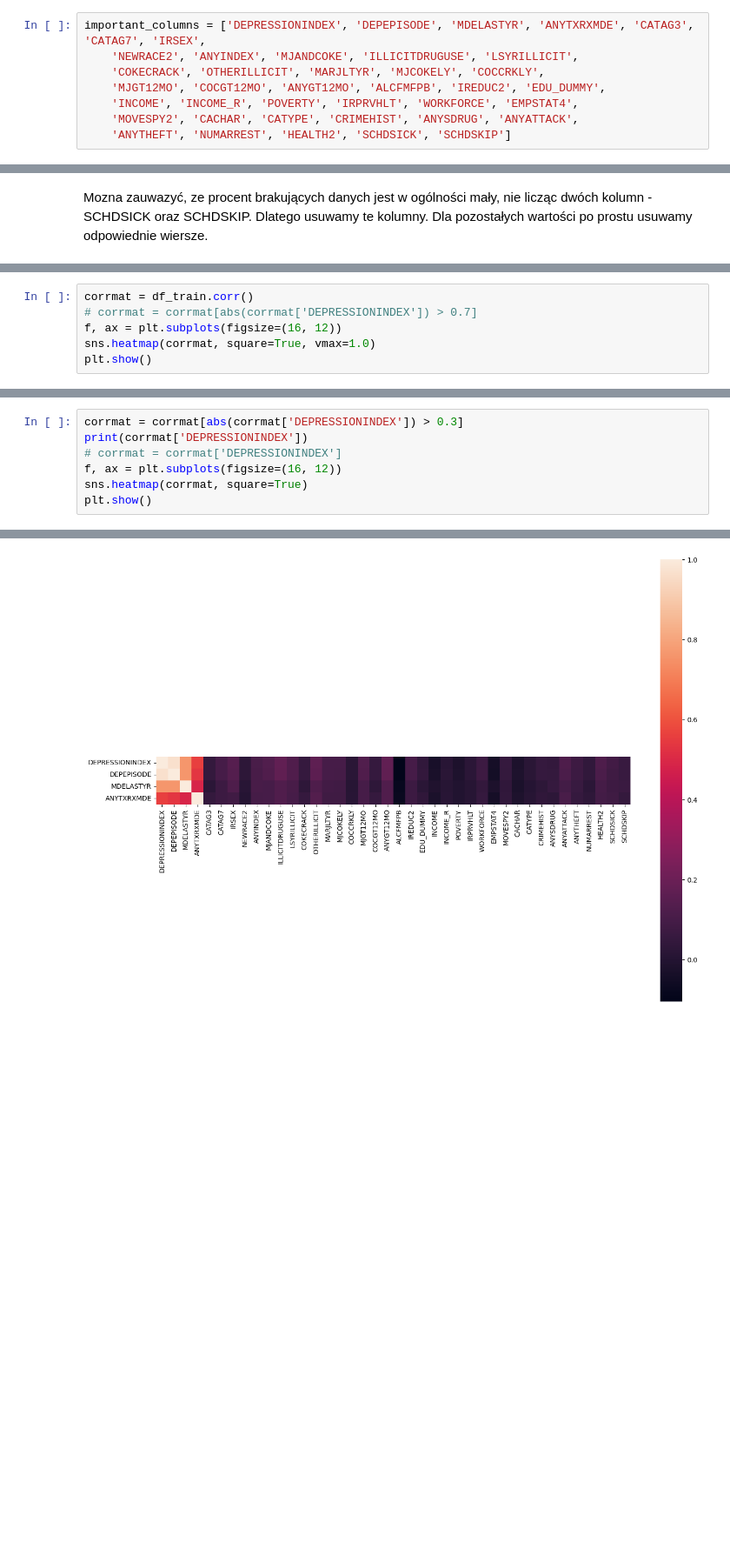
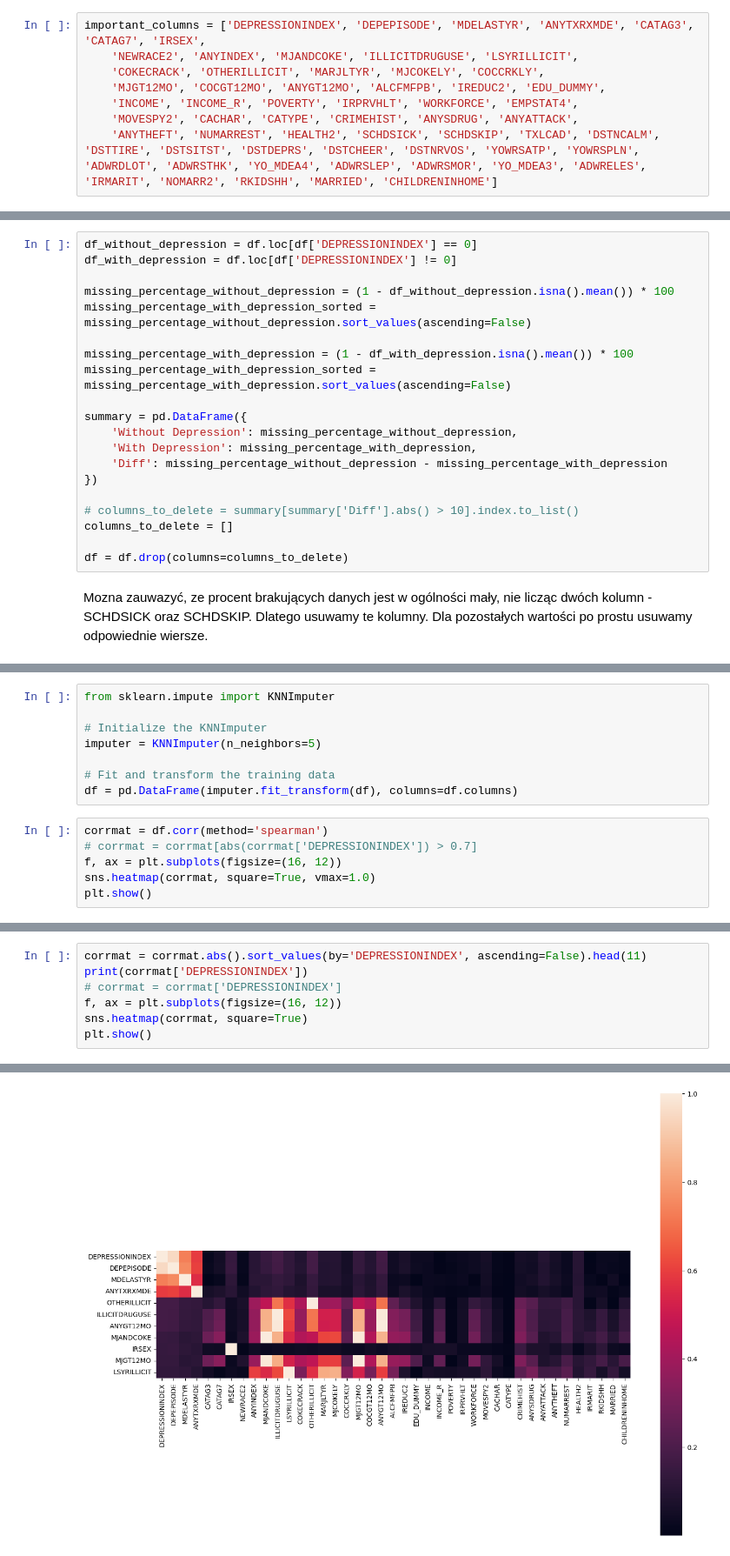
Before and after one commit to Safeheaded/EAD_project_2, a Jupyter notebook: project.ipynb, the cells around one changed output, grey strips where cells are left out. Shown: that part at 87% size. Cells and saved outputs as stored; diff of their text form; blank space fills up the shorter version.

```diff
--- a/project.ipynb
+++ b/project.ipynb
@@ -11,7 +11,7 @@ important_columns = ['DEPRESSIONINDEX', 'DEPEPISODE', 'MDELASTYR', 'ANYTXRXMDE',
     'MJGT12MO', 'COCGT12MO', 'ANYGT12MO', 'ALCFMFPB', 'IREDUC2', 'EDU_DUMMY',
     'INCOME', 'INCOME_R', 'POVERTY', 'IRPRVHLT', 'WORKFORCE', 'EMPSTAT4',
     'MOVESPY2', 'CACHAR', 'CATYPE', 'CRIMEHIST', 'ANYSDRUG', 'ANYATTACK',
-    'ANYTHEFT', 'NUMARREST', 'HEALTH2', 'SCHDSICK', 'SCHDSKIP']
+    'ANYTHEFT', 'NUMARREST', 'HEALTH2', 'SCHDSICK', 'SCHDSKIP', 'TXLCAD', 'DSTNCALM', 'DSTTIRE', 'DSTSITST', 'DSTDEPRS', 'DSTCHEER', 'DSTNRVOS', 'YOWRSATP', 'YOWRSPLN', 'ADWRDLOT', 'ADWRSTHK', 'YO_MDEA4', 'ADWRSLEP', 'ADWRSMOR', 'YO_MDEA3', 'ADWRELES', 'IRMARIT', 'NOMARR2', 'RKIDSHH', 'MARRIED', 'CHILDRENINHOME']
 # %%
 df = pd.read_csv('./data/27521-0001-Data.tsv', sep='\t')
 df = df[important_columns]
@@ -117,2 +125,22 @@ dtype: float64
+# %%
+df_without_depression = df.loc[df['DEPRESSIONINDEX'] == 0]
+df_with_depression = df.loc[df['DEPRESSIONINDEX'] != 0]
+
+missing_percentage_without_depression = (1 - df_without_depression.isna().mean()) * 100
+missing_percentage_with_depression_sorted = missing_percentage_without_depression.sort_values(ascending=False)
+
+missing_percentage_with_depression = (1 - df_with_depression.isna().mean()) * 100
+missing_percentage_with_depression_sorted = missing_percentage_with_depression.sort_values(ascending=False)
+
+summary = pd.DataFrame({
+    'Without Depression': missing_percentage_without_depression,
+    'With Depression': missing_percentage_with_depression,
+    'Diff': missing_percentage_without_depression - missing_percentage_with_depression
+})
+
+# columns_to_delete = summary[summary['Diff'].abs() > 10].index.to_list()
+columns_to_delete = []
+
+df = df.drop(columns=columns_to_delete)
 # %% [markdown]
 Mozna zauwazyć, ze procent brakujących danych jest w ogólności mały, nie licząc dwóch kolumn - SCHDSICK oraz SCHDSKIP. Dlatego usuwamy te kolumny. Dla pozostałych wartości po prostu usuwamy odpowiednie wiersze.
@@ -125,5 +147,13 @@ df_train = df_train.dropna()
+# %%
+from sklearn.impute import KNNImputer
+
+# Initialize the KNNImputer
+imputer = KNNImputer(n_neighbors=5)
+
+# Fit and transform the training data
+df = pd.DataFrame(imputer.fit_transform(df), columns=df.columns)
 # %%
-corrmat = df_train.corr()
+corrmat = df.corr(method='spearman')
 # corrmat = corrmat[abs(corrmat['DEPRESSIONINDEX']) > 0.7]
 f, ax = plt.subplots(figsize=(16, 12))
 sns.heatmap(corrmat, square=True, vmax=1.0)
@@ -133,5 +163,5 @@ plt.show()
 # %%
-corrmat = corrmat[abs(corrmat['DEPRESSIONINDEX']) > 0.3]
+corrmat = corrmat.abs().sort_values(by='DEPRESSIONINDEX', ascending=False).head(11)
 print(corrmat['DEPRESSIONINDEX'])
 # corrmat = corrmat['DEPRESSIONINDEX']
 f, ax = plt.subplots(figsize=(16, 12))
@@ -145,2 +182,2 @@ ANYTXRXMDE         0.556303
 Name: DEPRESSIONINDEX, dtype: float64
-[figure, old version]
+[figure, new version]
```
Also changed, not shown: parts of 18 cells of this notebook.
